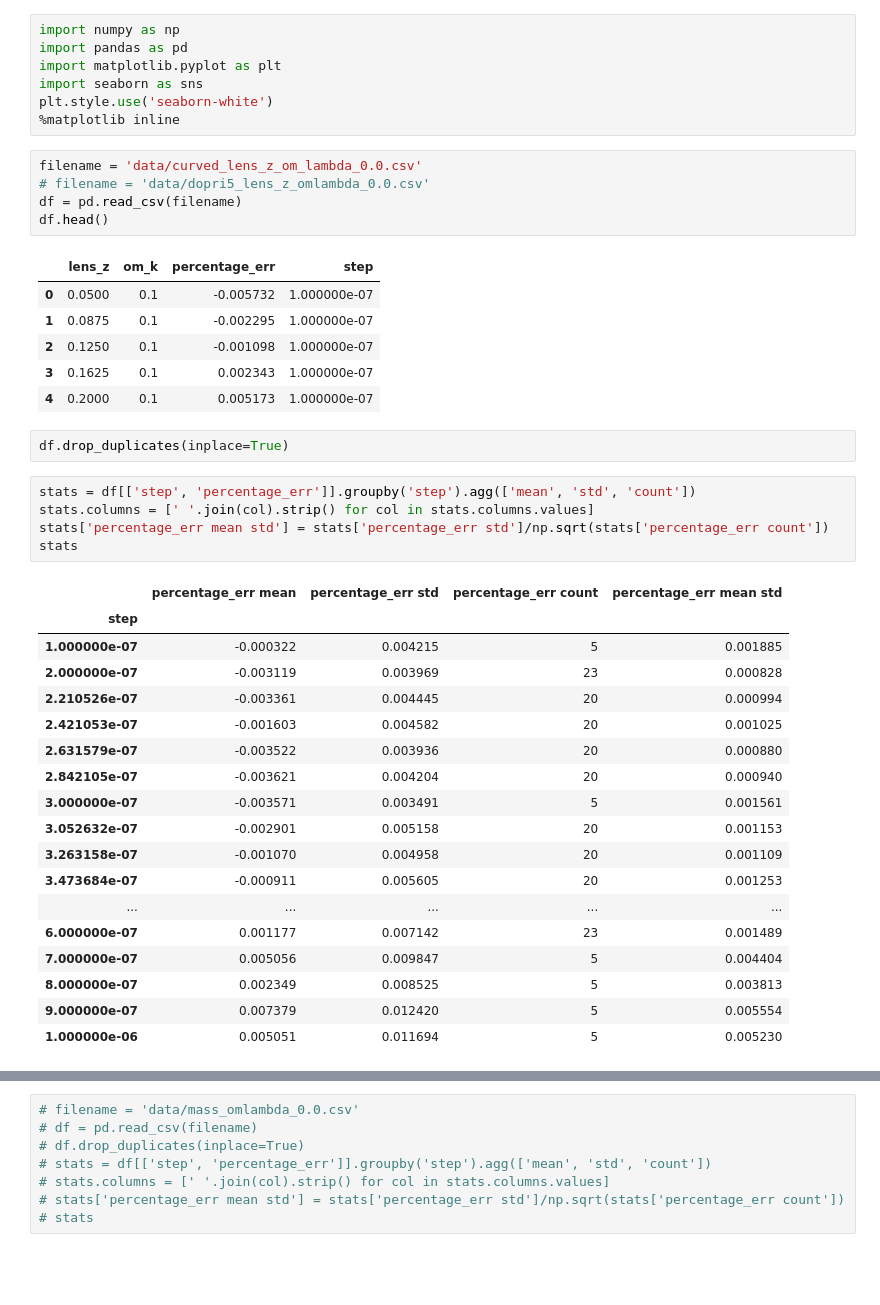
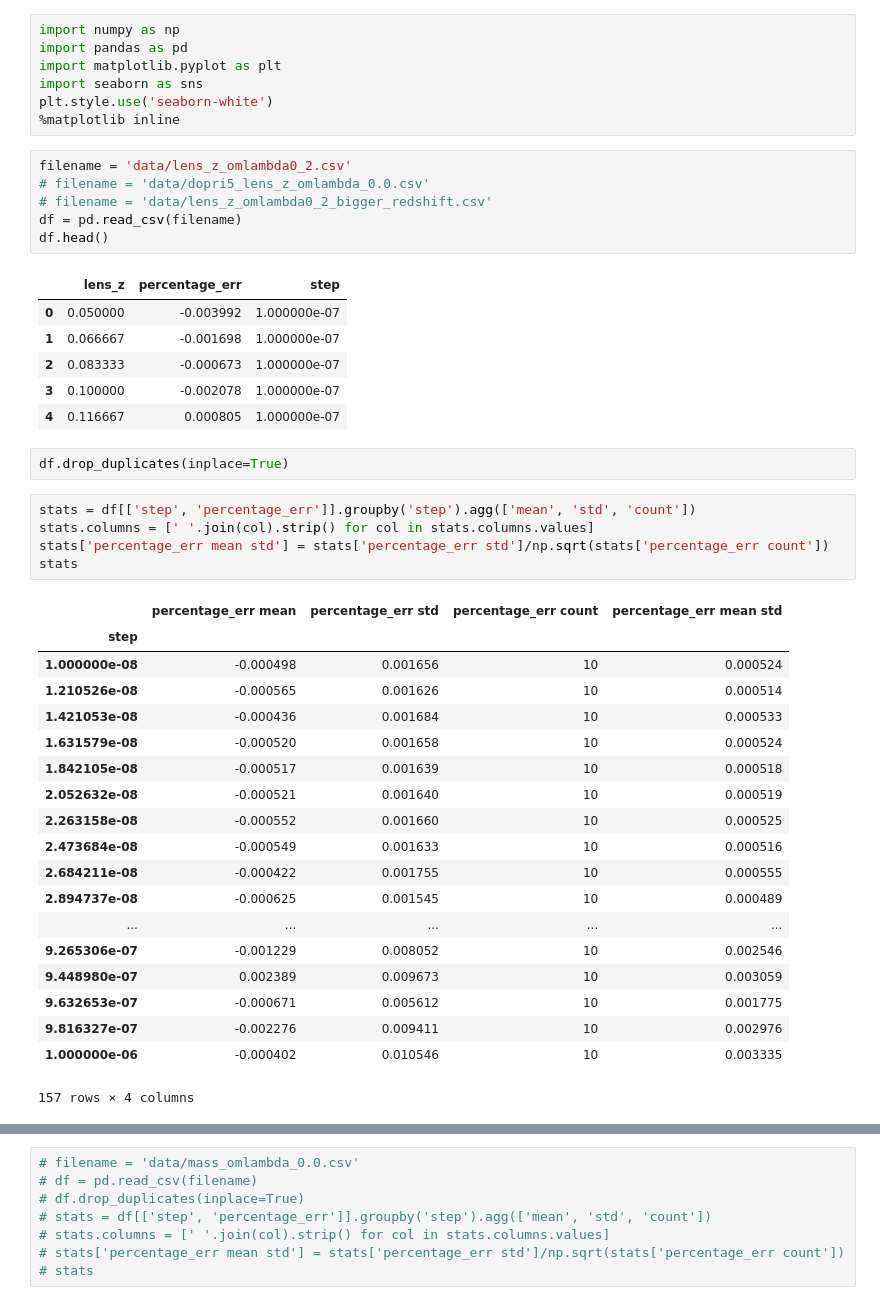
Before and after one commit to lingxz/lightbending, a Jupyter notebook: variance_vs_step.ipynb, the cells around one changed output, grey strips where cells are left out. Saved outputs shown, nothing was run; the diff lists cells and outputs as text; blank space fills up the shorter version.

```diff
--- a/variance_vs_step.ipynb
+++ b/variance_vs_step.ipynb
@@ -6,17 +6,18 @@ import seaborn as sns
 plt.style.use('seaborn-white')
 %matplotlib inline
 # %%
-filename = 'data/curved_lens_z_om_lambda_0.0.csv'
+filename = 'data/lens_z_omlambda0_2.csv'
 # filename = 'data/dopri5_lens_z_omlambda_0.0.csv'
+# filename = 'data/lens_z_omlambda0_2_bigger_redshift.csv'
 df = pd.read_csv(filename)
 df.head()
 # %% [output]
-|  | lens_z | om_k | percentage_err | step |
-| 0 | 0.0500 | 0.1 | -0.005732 | 1.000000e-07 |
-| 1 | 0.0875 | 0.1 | -0.002295 | 1.000000e-07 |
-| 2 | 0.1250 | 0.1 | -0.001098 | 1.000000e-07 |
-| 3 | 0.1625 | 0.1 | 0.002343 | 1.000000e-07 |
-| 4 | 0.2000 | 0.1 | 0.005173 | 1.000000e-07 |
+|  | lens_z | percentage_err | step |
+| 0 | 0.050000 | -0.003992 | 1.000000e-07 |
+| 1 | 0.066667 | -0.001698 | 1.000000e-07 |
+| 2 | 0.083333 | -0.000673 | 1.000000e-07 |
+| 3 | 0.100000 | -0.002078 | 1.000000e-07 |
+| 4 | 0.116667 | 0.000805 | 1.000000e-07 |
 # %%
 df.drop_duplicates(inplace=True)
 # %%
@@ -27,22 +28,23 @@ stats
 # %% [output]
 |  | percentage_err mean | percentage_err std | percentage_err count | percentage_err mean std |
 | step |  |  |  |  |
-| 1.000000e-07 | -0.000322 | 0.004215 | 5 | 0.001885 |
-| 2.000000e-07 | -0.003119 | 0.003969 | 23 | 0.000828 |
-| 2.210526e-07 | -0.003361 | 0.004445 | 20 | 0.000994 |
-| 2.421053e-07 | -0.001603 | 0.004582 | 20 | 0.001025 |
-| 2.631579e-07 | -0.003522 | 0.003936 | 20 | 0.000880 |
-| 2.842105e-07 | -0.003621 | 0.004204 | 20 | 0.000940 |
-| 3.000000e-07 | -0.003571 | 0.003491 | 5 | 0.001561 |
-| 3.052632e-07 | -0.002901 | 0.005158 | 20 | 0.001153 |
-| 3.263158e-07 | -0.001070 | 0.004958 | 20 | 0.001109 |
-| 3.473684e-07 | -0.000911 | 0.005605 | 20 | 0.001253 |
+| 1.000000e-08 | -0.000498 | 0.001656 | 10 | 0.000524 |
+| 1.210526e-08 | -0.000565 | 0.001626 | 10 | 0.000514 |
+| 1.421053e-08 | -0.000436 | 0.001684 | 10 | 0.000533 |
+| 1.631579e-08 | -0.000520 | 0.001658 | 10 | 0.000524 |
+| 1.842105e-08 | -0.000517 | 0.001639 | 10 | 0.000518 |
+| 2.052632e-08 | -0.000521 | 0.001640 | 10 | 0.000519 |
+| 2.263158e-08 | -0.000552 | 0.001660 | 10 | 0.000525 |
+| 2.473684e-08 | -0.000549 | 0.001633 | 10 | 0.000516 |
+| 2.684211e-08 | -0.000422 | 0.001755 | 10 | 0.000555 |
+| 2.894737e-08 | -0.000625 | 0.001545 | 10 | 0.000489 |
 | ... | ... | ... | ... | ... |
-| 6.000000e-07 | 0.001177 | 0.007142 | 23 | 0.001489 |
-| 7.000000e-07 | 0.005056 | 0.009847 | 5 | 0.004404 |
-| 8.000000e-07 | 0.002349 | 0.008525 | 5 | 0.003813 |
-| 9.000000e-07 | 0.007379 | 0.012420 | 5 | 0.005554 |
-| 1.000000e-06 | 0.005051 | 0.011694 | 5 | 0.005230 |
+| 9.265306e-07 | -0.001229 | 0.008052 | 10 | 0.002546 |
+| 9.448980e-07 | 0.002389 | 0.009673 | 10 | 0.003059 |
+| 9.632653e-07 | -0.000671 | 0.005612 | 10 | 0.001775 |
+| 9.816327e-07 | -0.002276 | 0.009411 | 10 | 0.002976 |
+| 1.000000e-06 | -0.000402 | 0.010546 | 10 | 0.003335 |
+157 rows × 4 columns
 # %%
 # stats[stats['percentage_err mean'].abs() == stats['percentage_err mean'].abs().min()]
 best_step_size = stats['percentage_err mean'].abs().idxmin()
```
Also changed, not shown: parts of 5 cells of this notebook, 17 other files.
